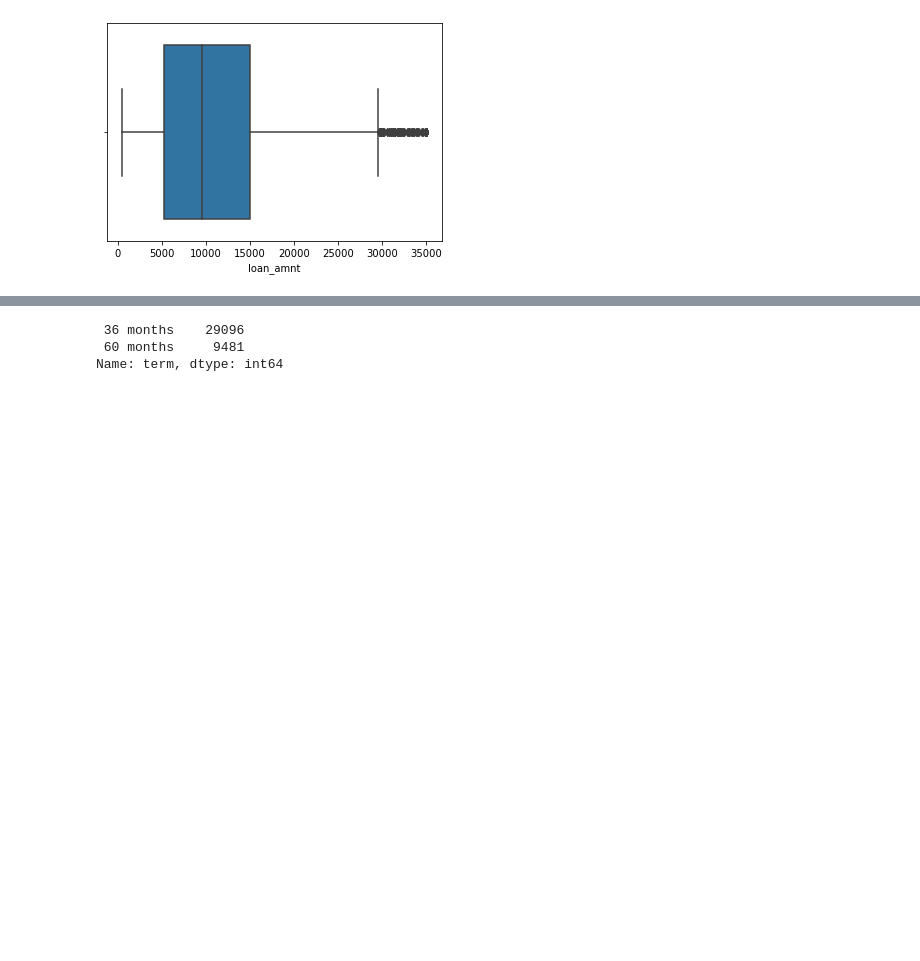
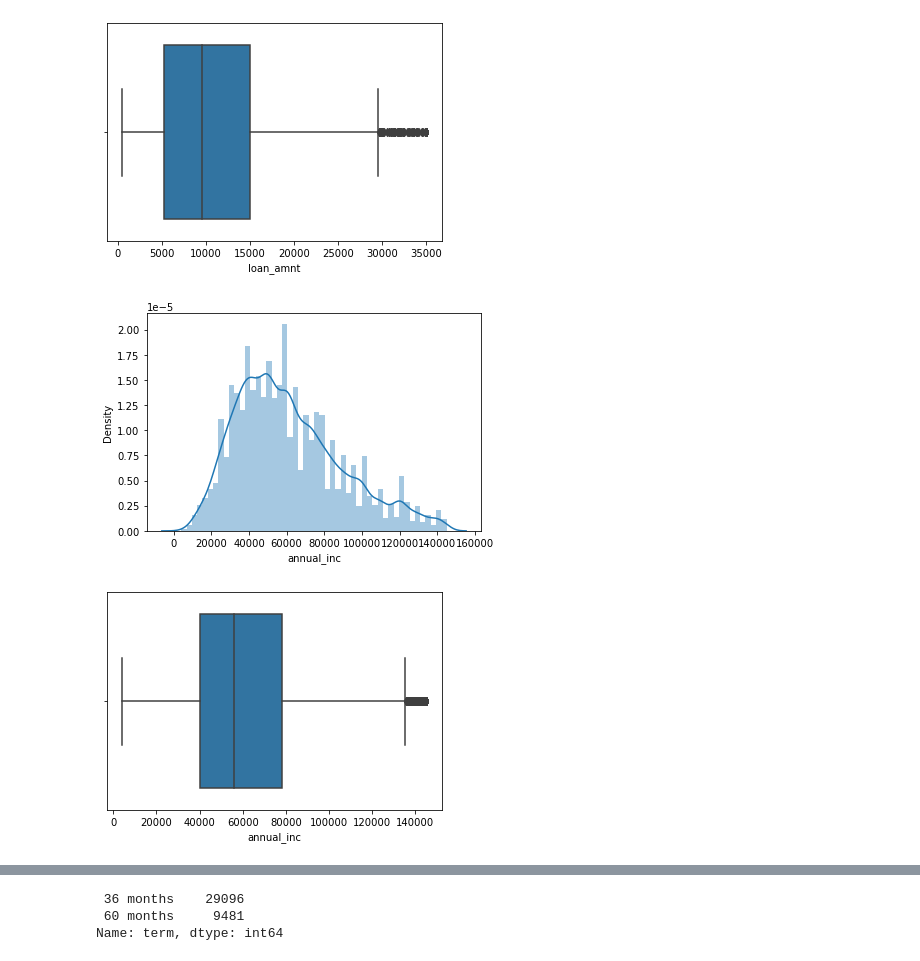
Before and after one commit to ritesd/lendingclubcasestudy, a Jupyter notebook: Ritesh_Dubey.ipynb, the cells around one changed output, grey strips where cells are left out. Saved outputs shown, nothing was run; the diff lists cells and outputs as text; code cells hidden in the pictures; blank space fills up the shorter version.

```diff
--- a/Ritesh_Dubey.ipynb
+++ b/Ritesh_Dubey.ipynb
@@ -328,3 +341,11 @@ plt.show()
 # %% [output]
 [figure]
 [figure]
+# %%
+sns.distplot(df["annual_inc"])
+plt.show()
+sns.boxplot(x=df["annual_inc"])
+plt.show()
+# %% [output]
+[figure, added]
+[figure, added]
```
Also changed, not shown: parts of 14 cells of this notebook, 3 other files.
